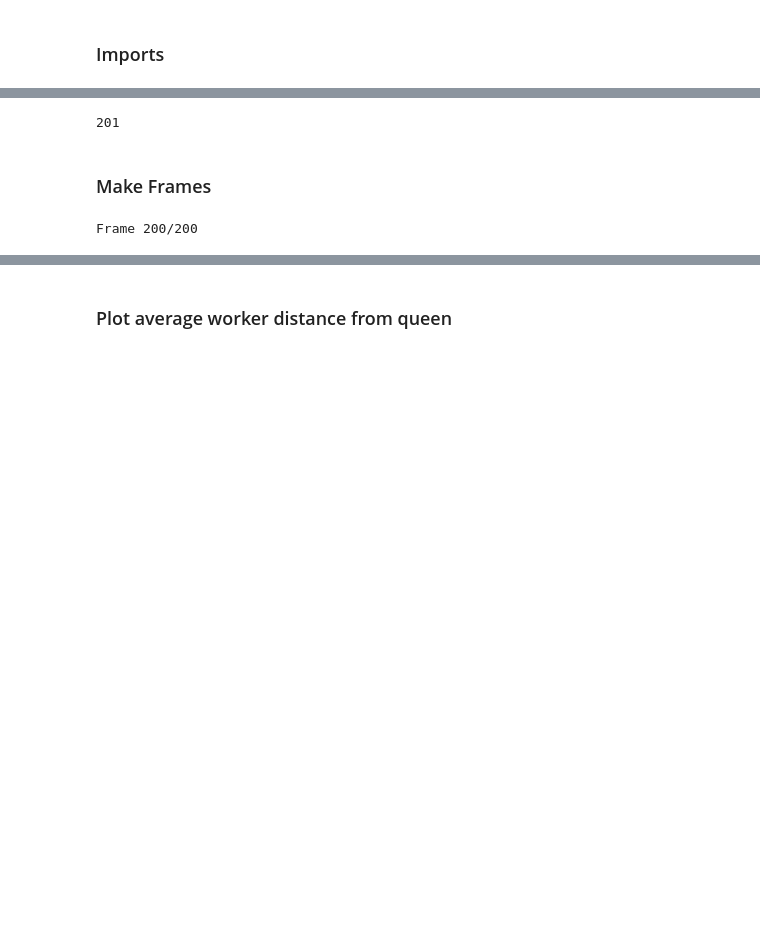
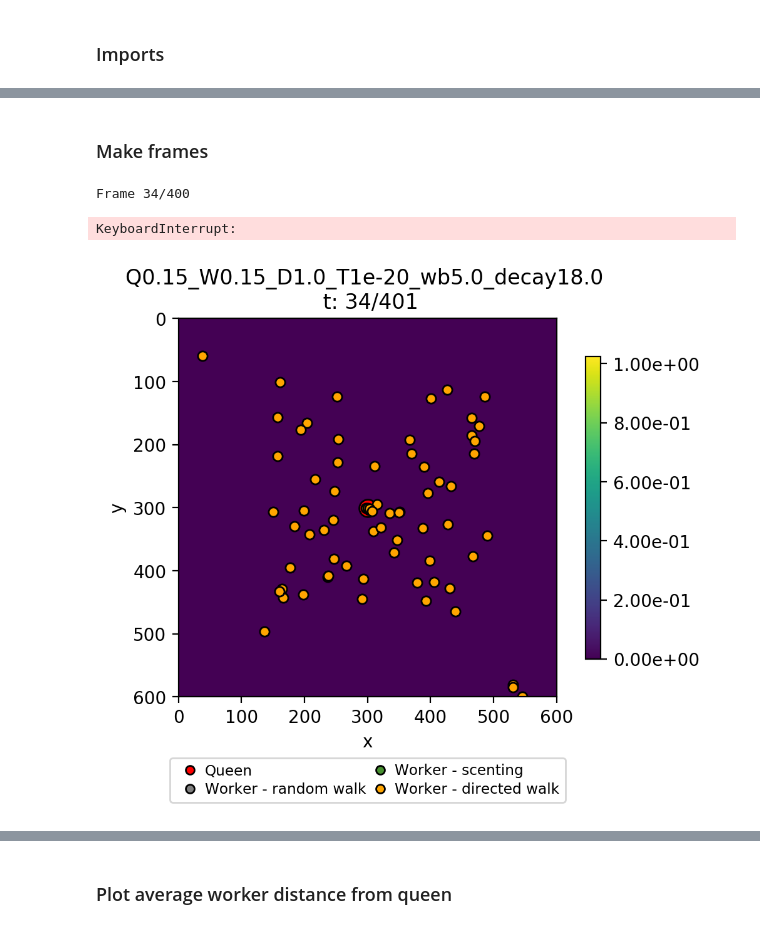
Before and after one commit to dieumynguyen/bee_communication_v2, a Jupyter notebook: ipynb/DataAnalysis.ipynb, the cells around one changed output, grey strips where cells are left out. Saved outputs shown, nothing was run; the diff lists cells and outputs as text; code cells hidden in the pictures; blank space fills up the shorter version.

```diff
--- a/ipynb/DataAnalysis.ipynb
+++ b/ipynb/DataAnalysis.ipynb
@@ -24 +25,17 @@ importlib.reload(config)
+# %%
+X_MIN = ipynb_config.X_MIN
+X_MAX = ipynb_config.X_MAX
+DX = ipynb_config.DX
+GRID_SIZE = np.arange(X_MIN, X_MAX+DX, DX).shape[0]
+D = ipynb_config.DIFFUSION_COEFFICIENT
+DECAY = ipynb_config.DECAY
+T_MIN = ipynb_config.T_MIN
+T_MAX = ipynb_config.T_MAX
+DT = ipynb_config.DT
+NUM_TIMESTEPS = np.arange(T_MIN, T_MAX+DT, DT).shape[0]
+QUEEN_BEE_A = ipynb_config.QUEEN_INITIAL_CONCENTRATION
+WORKER_BEE_A = ipynb_config.WORKER_INITIAL_CONCENTRATION
+THRESHOLD = ipynb_config.WORKER_THRESHOLD
+WB = ipynb_config.WORKER_BIAS_SCALAR
+convert_xy_to_index = lambda xy: ((xy - X_MIN) / (X_MAX - X_MIN)) * GRID_SIZE
 # %% [markdown]
@@ -73,3 +99,8 @@ os.path.exists(env_path), os.path.exists(bee_path)
 # %%
 with h5py.File(env_path, 'r') as infile:
     cmaps = np.array(infile['concentration'])
+# %%
+# Min and max concentrations for heatmap
+min_c = np.min(cmaps)
+max_c = np.max(cmaps)
+min_c, max_c
@@ -118,8 +128,0 @@ DECAY = config.DECAY
-# %%
-T_MIN = config.T_MIN
-T_MAX = config.T_MAX
-DT = config.DT
-NUM_TIMESTEPS = np.arange(T_MIN, T_MAX+DT, DT).shape[0]
-NUM_TIMESTEPS
-# %% [output]
-201
@@ -131,5 +129,5 @@ WB = config.WORKER_BIAS_SCALAR
 # %% [markdown]
-### Make Frames
+### Make frames
 # %%
 colors = ["red", "gray", "#479030", "orange"]
 color_decoder = {
@@ -139,47 +137,54 @@ color_decoder = {
     3: colors[3]
 }
 # %%
+ipynb_config = False
 for frame_i in range(cmaps.shape[0]):
     sys.stdout.write(f"\rFrame {frame_i+1}/{cmaps.shape[0]}")
     sys.stdout.flush()
 
     # CONCENTRATION
     cmap = cmaps[frame_i]
-    plt.imshow(cmap, cmap='viridis', vmin=None, vmax=None)
+    plt.imshow(cmap, cmap='viridis', vmin=min_c, vmax=max_c)
     plt.colorbar(shrink=0.8, format='%.2e')
 
     # QUEEN
     queen = convert_xy_to_index(0)
     plt.scatter(queen, queen, c="red", s=100, edgecolors='black', marker='o')
 
     # WORKERS
     for bee_key, bee_vals in bees.items():
         x = bee_vals['x'][frame_i]
         y = bee_vals['y'][frame_i]
         state = bee_vals['state'][frame_i]
         color = color_decoder[state]
         plt.scatter(convert_xy_to_index(x), convert_xy_to_index(y),
                     color=color, s=30, edgecolors='black')
 
     # FORMATTING
     texts = ["Queen", "Worker - random walk", "Worker - scenting", "Worker - directed walk"]
     patches = [ plt.plot([],[], marker="o", ms=5, ls="", mec=None, color=colors[i],
-                 markeredgecolor="black", label="{:s}".format(texts[i]) )[0]  for i in range(len(texts)) ]
+                markeredgecolor="black", label="{:s}".format(texts[i]) )[0]  for i in range(len(texts)) ]
     plt.legend(handles=patches, bbox_to_anchor=(0.5, -0.22),
                loc='center', ncol=2, numpoints=1, labelspacing=0.3,
                fontsize='small', fancybox="True",
                handletextpad=0, columnspacing=0)
     plt.xlabel("x")
     plt.ylabel("y")
     plt.xlim(0, 600)
     plt.ylim(600, 0)
 
-    plt.title(f"Q{QUEEN_BEE_A}_W{WORKER_BEE_A}_D{D}_T{THRESHOLD}_wb{WB}_decay{DECAY} \n t: {frame_i+1}/{NUM_TIMESTEPS}")
+    if ipynb_config:
+        plt.title(f"Q{QUEEN_BEE_A}_W{WORKER_BEE_A}_D{D}_T{THRESHOLD}_wb{WB}_decay{DECAY} \n t: {frame_i+1}/{NUM_TIMESTEPS}")
+    else:
+        num_timesteps = np.arange(script_config['t_min'], script_config['t_max']+script_config['dt'], script_config['dt']).shape[0]
+        plt.title(f"Q{script_config['queen_initial_concentration']}_W{script_config['worker_initial_concentration']}_D{script_config['diffusion_coefficient']}_T{script_config['worker_threshold']}_wb{script_config['worker_bias_scalar']}_decay{script_config['decay']} \n t: {frame_i+1}/{num_timesteps}")
 
     # SAVING FRAMES
     file_path = f't{frame_i+1:03d}.png'
-    filename = f'{config.SAVE_FOLDER}/{file_path}'
+    filename = f'{Config.SAVE_FOLDER}/{file_path}'
     plt.savefig(filename, bbox_inches='tight', dpi=200)
     plt.close()
 # %% [output]
-Frame 200/200
+Frame 34/400
+KeyboardInterrupt:
+[figure, added]
```
Also changed, not shown: parts of 34 cells of this notebook, 4 other files.
